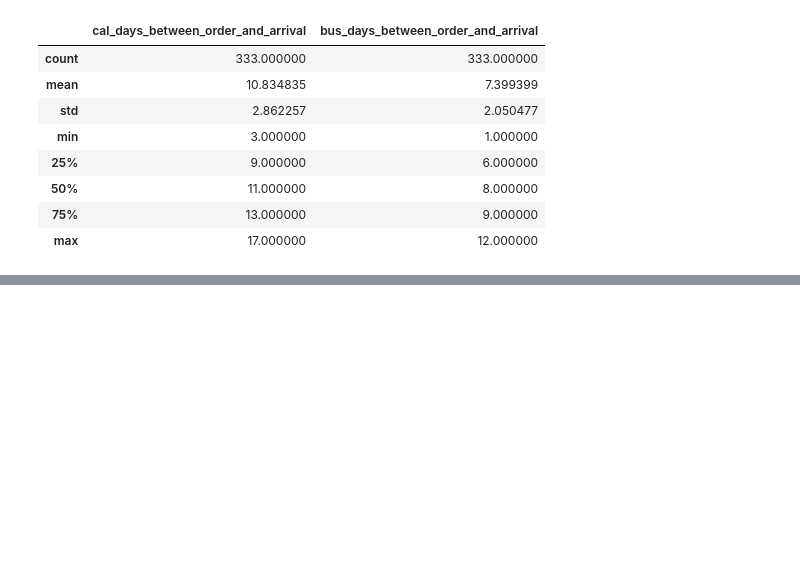
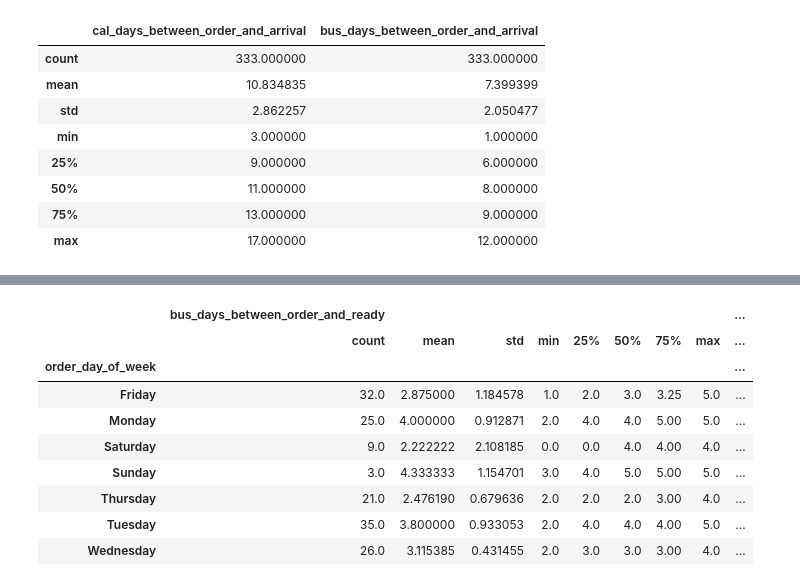
Before and after one commit to trinakohestani/da-eda-muesli, a Jupyter notebook: trina/01_notebook_trina.ipynb, the cells around one changed output, grey strips where cells are left out. Cells and saved outputs as stored; diff of their text form; code cells hidden in the pictures; blank space fills up the shorter version.

```diff
--- a/trina/01_notebook_trina.ipynb
+++ b/trina/01_notebook_trina.ipynb
@@ -515,0 +626,34 @@ plt.show()
+# %%
+# Create new column with day of the week based of the order date
+ready_to_ship['order_day_of_week'] = ready_to_ship['order_date'].dt.day_name()
+
+# Create DataFrame for orders with 'Express' and for Standard Processing' shipping mode
+express_ready_to_ship = ready_to_ship[ready_to_ship['ship_mode'] == 'Express']
+standard_ready_to_ship = ready_to_ship[ready_to_ship['ship_mode'] == 'Standard Processing']
+
+# Define dictionaries for standard and express shipping modes
+standard_orderplaced_readytoship_busdays = {
+    'Monday': 3,
+    'Tuesday': 3,
+    'Wednesday': 3,
+    'Thursday': 3,
+    'Friday': 3,
+    'Saturday': 3,
+    'Sunday': 3
+}
+
+express_orderplaced_readytoship_busdays = {
+    'Monday': 3,
+    'Tuesday': 3,
+    'Wednesday': 3,
+    'Thursday': 3,
+    'Friday': 3,
+    'Saturday': 3,
+    'Sunday': 3
+}
+
+# Assign number of days for 'Standard Processing' shipping mode
+standard_ready_to_ship['standard_ready_to_ship'] = standard_ready_to_ship['order_day_of_week'].map(standard_orderplaced_readytoship_busdays)
+
+# Assign number of days for 'Express' shipping mode
+express_ready_to_ship['express_ready_to_ship'] = express_ready_to_ship['order_day_of_week'].map(express_orderplaced_readytoship_busdays)
@@ -515,0 +680,13 @@ plt.show()
+# %%
+standard_ready_to_ship.groupby('order_day_of_week')[['bus_days_between_order_and_ready', 'standard_ready_to_ship']].describe()
+# %% [output]
+|  | bus_days_between_order_and_ready |  |  |  |  |  |  |  | ... |
+|  | count | mean | std | min | 25% | 50% | 75% | max | ... |
+| order_day_of_week |  |  |  |  |  |  |  |  | ... |
+| Friday | 32.0 | 2.875000 | 1.184578 | 1.0 | 2.0 | 3.0 | 3.25 | 5.0 | ... |
+| Monday | 25.0 | 4.000000 | 0.912871 | 2.0 | 4.0 | 4.0 | 5.00 | 5.0 | ... |
+| Saturday | 9.0 | 2.222222 | 2.108185 | 0.0 | 0.0 | 4.0 | 4.00 | 4.0 | ... |
+| Sunday | 3.0 | 4.333333 | 1.154701 | 3.0 | 4.0 | 5.0 | 5.00 | 5.0 | ... |
+| Thursday | 21.0 | 2.476190 | 0.679636 | 2.0 | 2.0 | 2.0 | 3.00 | 4.0 | ... |
+| Tuesday | 35.0 | 3.800000 | 0.933053 | 2.0 | 4.0 | 4.0 | 4.00 | 5.0 | ... |
+| Wednesday | 26.0 | 3.115385 | 0.431455 | 2.0 | 3.0 | 3.0 | 3.00 | 4.0 | ... |
```
Also changed, not shown: parts of 36 cells of this notebook.
